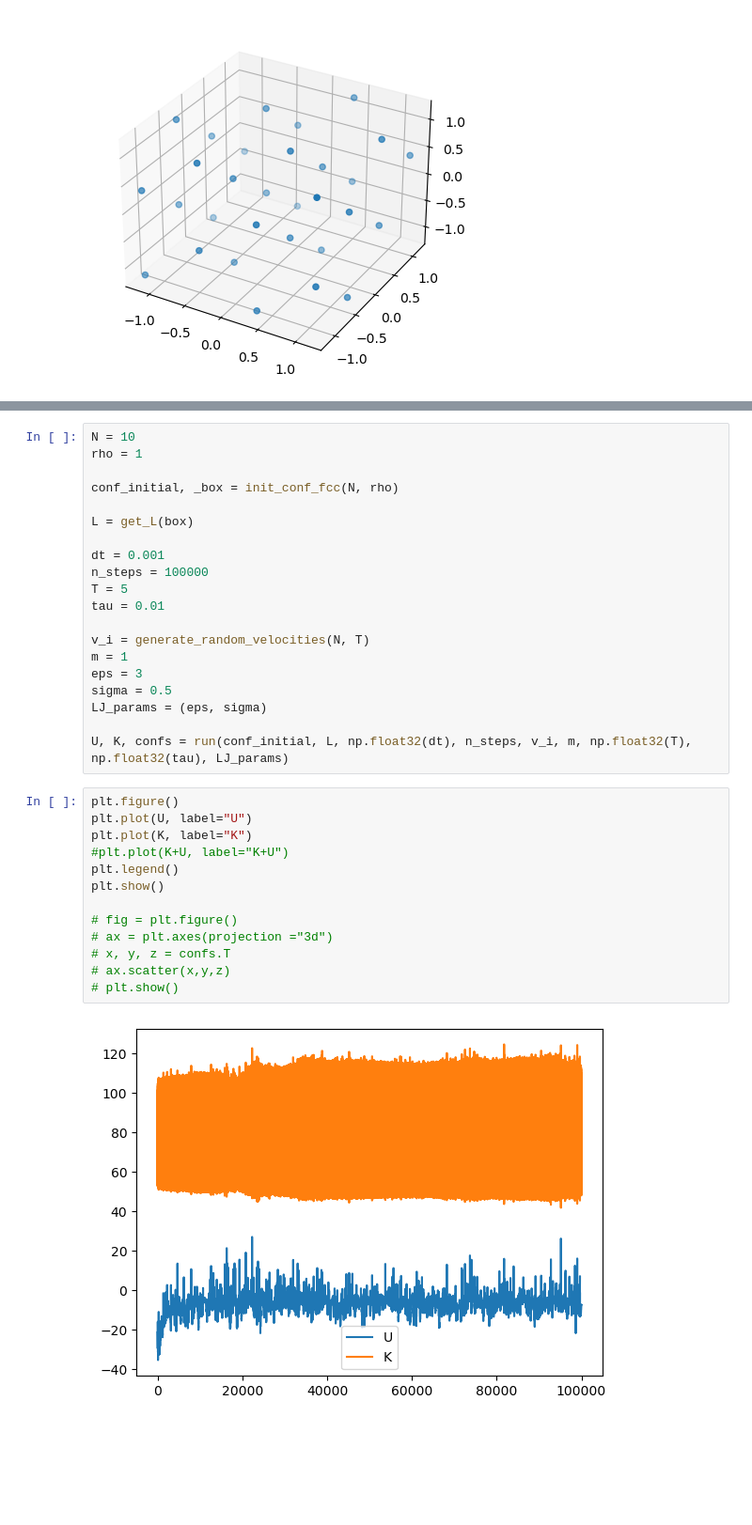
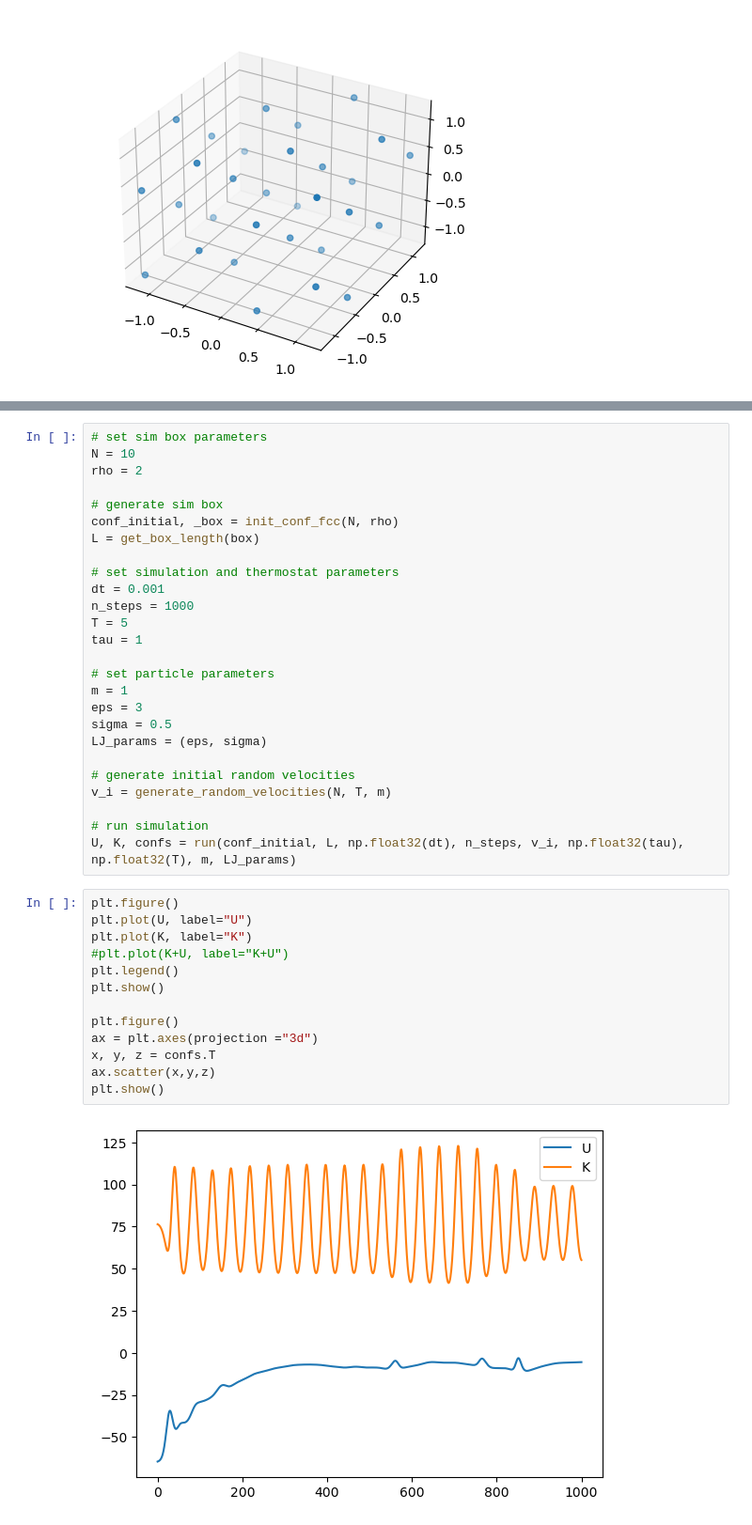
Before and after one commit to carlsoncalvin/MD_project, a Jupyter notebook: MD_calvin.ipynb, the cells around one changed output, grey strips where cells are left out. Shown at 94% size. Drawn from its saved outputs; the diff is of its cells as text; blank space fills up the shorter version.

```diff
--- a/MD_calvin.ipynb
+++ b/MD_calvin.ipynb
@@ -179,37 +418,43 @@ def run(conf_initial, L, dt, n_steps, v_i, m, T, tau, LJ_params, dtype=np.float3
 
     return U_total, K_total, conf_all
 # %%
+# set sim box parameters
 N = 10
-rho = 1
+rho = 2
 
+# generate sim box
 conf_initial, _box = init_conf_fcc(N, rho)
+L = get_box_length(box)
 
-L = get_L(box)
+# set simulation and thermostat parameters
+dt = 0.001
+n_steps = 1000
+T = 5
+tau = 1
 
-dt = 0.001
-n_steps = 100000
-T = 5
-tau = 0.01
-
-v_i = generate_random_velocities(N, T)
+# set particle parameters
 m = 1
 eps = 3
 sigma = 0.5
 LJ_params = (eps, sigma)
 
-U, K, confs = run(conf_initial, L, np.float32(dt), n_steps, v_i, m, np.float32(T), np.float32(tau), LJ_params)
+# generate initial random velocities
+v_i = generate_random_velocities(N, T, m)
+
+# run simulation
+U, K, confs = run(conf_initial, L, np.float32(dt), n_steps, v_i, np.float32(tau), np.float32(T), m, LJ_params)
 # %%
 plt.figure()
 plt.plot(U, label="U")
 plt.plot(K, label="K")
 #plt.plot(K+U, label="K+U")
 plt.legend()
 plt.show()
 
-# fig = plt.figure()
-# ax = plt.axes(projection ="3d")
-# x, y, z = confs.T
-# ax.scatter(x,y,z)
-# plt.show()
+plt.figure()
+ax = plt.axes(projection ="3d")
+x, y, z = confs.T
+ax.scatter(x,y,z)
+plt.show()
 # %% [output]
-[figure, old version]
+[figure, new version]
```
Also changed, not shown: parts of 3 cells of this notebook.
